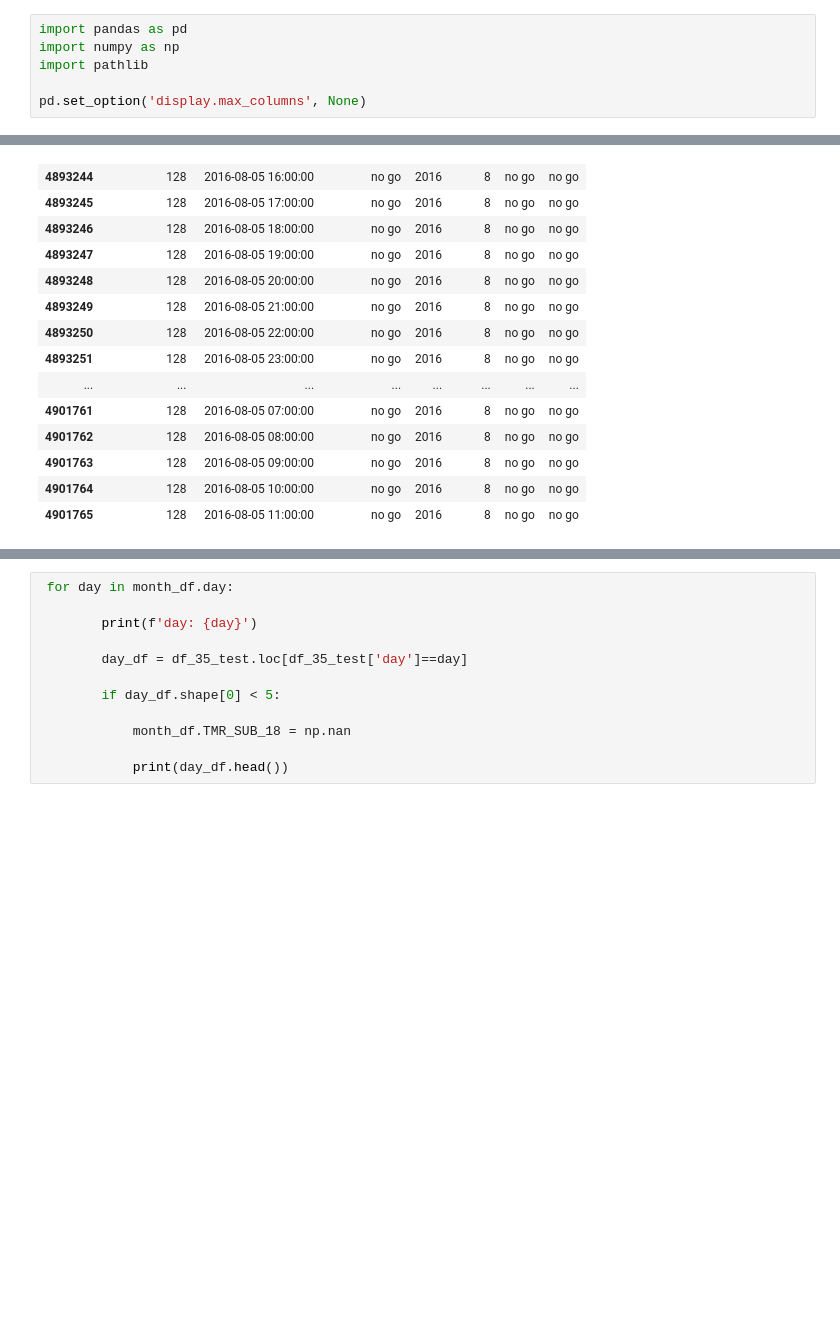
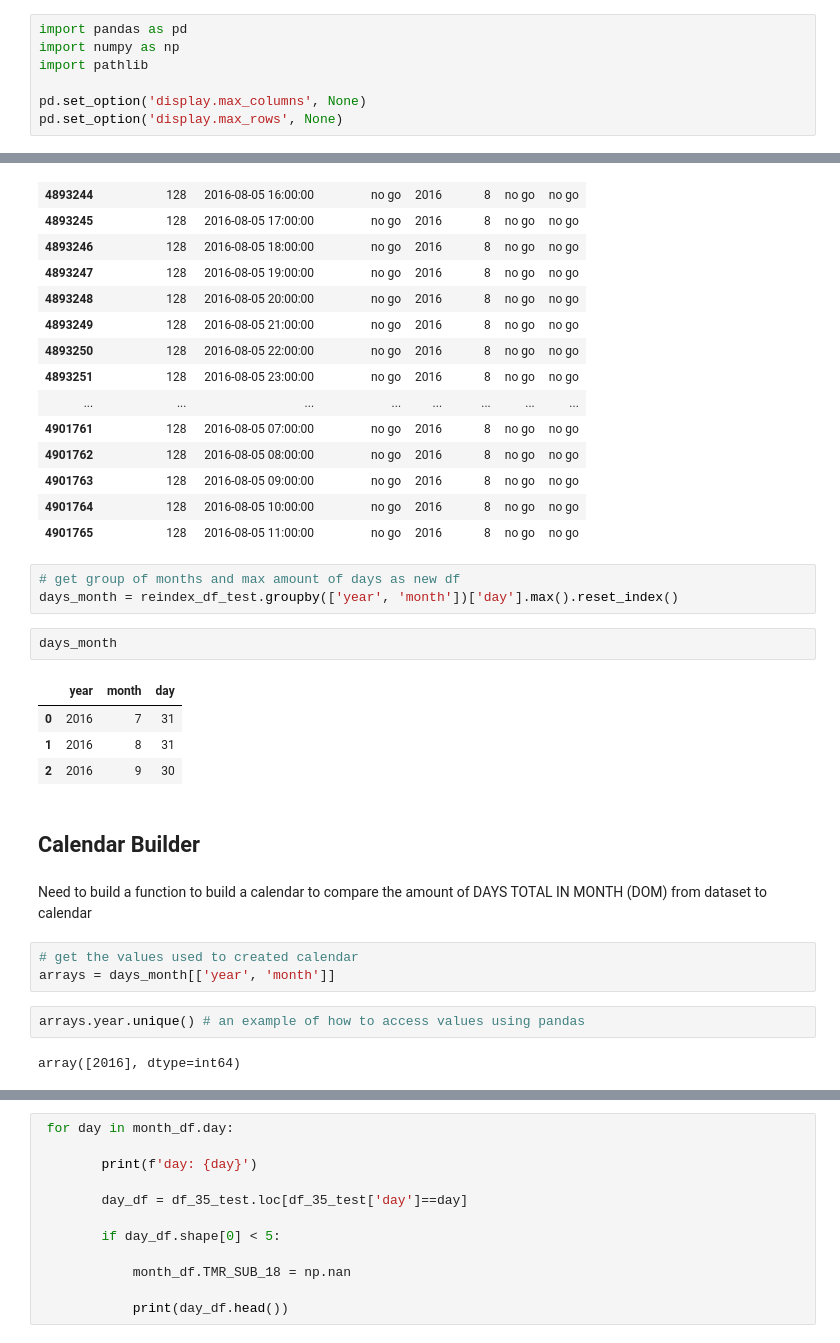
Before and after one commit to erikjamesmason/Temperature_Data_Probe, a Jupyter notebook: Temp_data_probe_Script.ipynb, the cells around one changed output, grey strips where cells are left out. Cells and saved outputs as stored; diff of their text form; blank space fills up the shorter version.

Commit message:
updating nb for 5 day calendar rule

```diff
--- a/Temp_data_probe_Script.ipynb
+++ b/Temp_data_probe_Script.ipynb
@@ -6,6 +6,7 @@ import numpy as np
 import pathlib
 
 pd.set_option('display.max_columns', None)
+pd.set_option('display.max_rows', None)
 # %% [markdown]
 # Data Connection
 # %%
@@ -590,3 +591,24 @@ df_35_test[df_35_test.day=='no go']
 | 4901763 | 128 | 2016-08-05 09:00:00 | no go | 2016 | 8 | no go | no go |
 | 4901764 | 128 | 2016-08-05 10:00:00 | no go | 2016 | 8 | no go | no go |
 | 4901765 | 128 | 2016-08-05 11:00:00 | no go | 2016 | 8 | no go | no go |
+# %%
+# get group of months and max amount of days as new df
+days_month = reindex_df_test.groupby(['year', 'month'])['day'].max().reset_index()
+# %%
+days_month
+# %% [output]
+|  | year | month | day |
+| 0 | 2016 | 7 | 31 |
+| 1 | 2016 | 8 | 31 |
+| 2 | 2016 | 9 | 30 |
+# %% [markdown]
+## Calendar Builder
+# %% [markdown]
+Need to build a function to build a calendar to compare the amount of DAYS TOTAL IN MONTH (DOM) from dataset to calendar
+# %%
+# get the values used to created calendar
+arrays = days_month[['year', 'month']]
+# %%
+arrays.year.unique() # an example of how to access values using pandas
+# %% [output]
+array([2016], dtype=int64)
```
Also changed, not shown: parts of 5 cells of this notebook.
